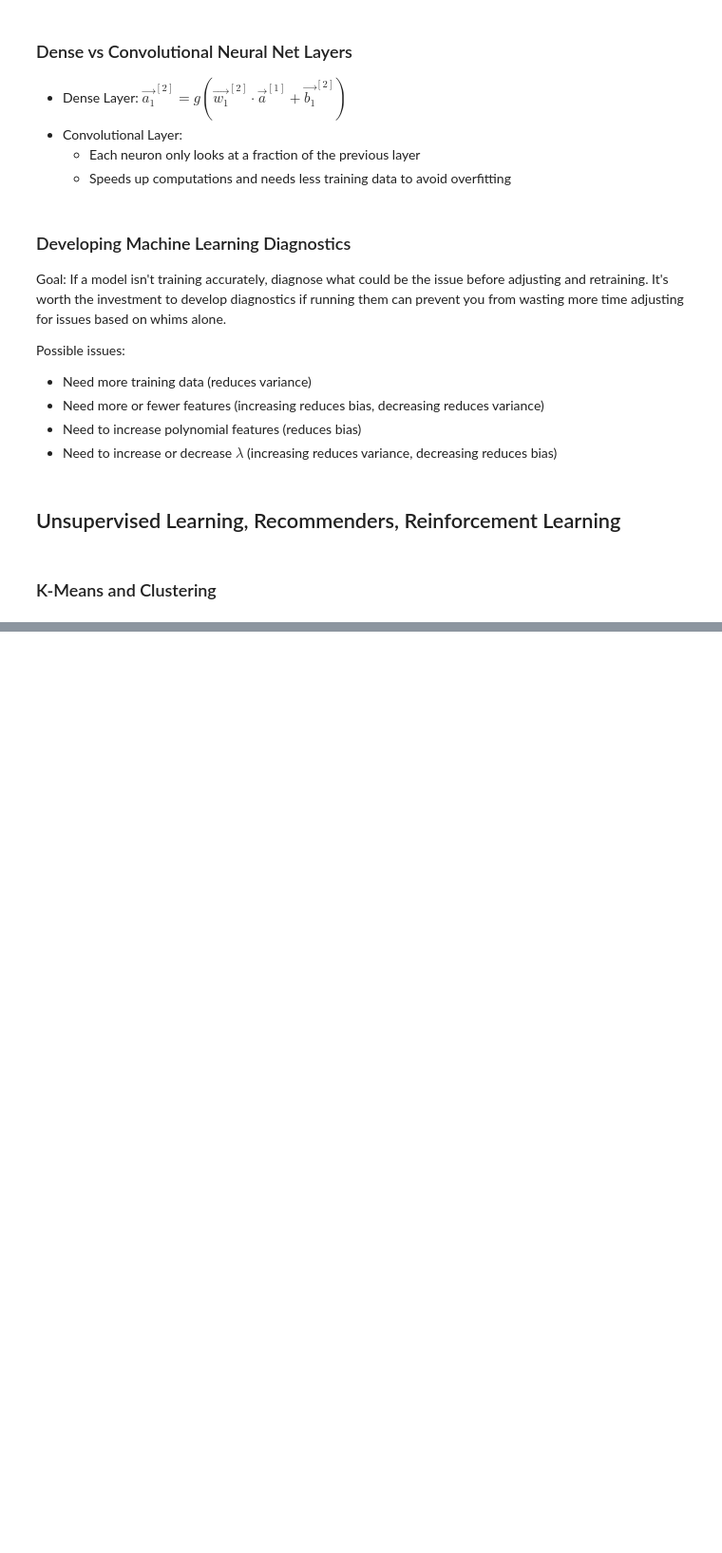
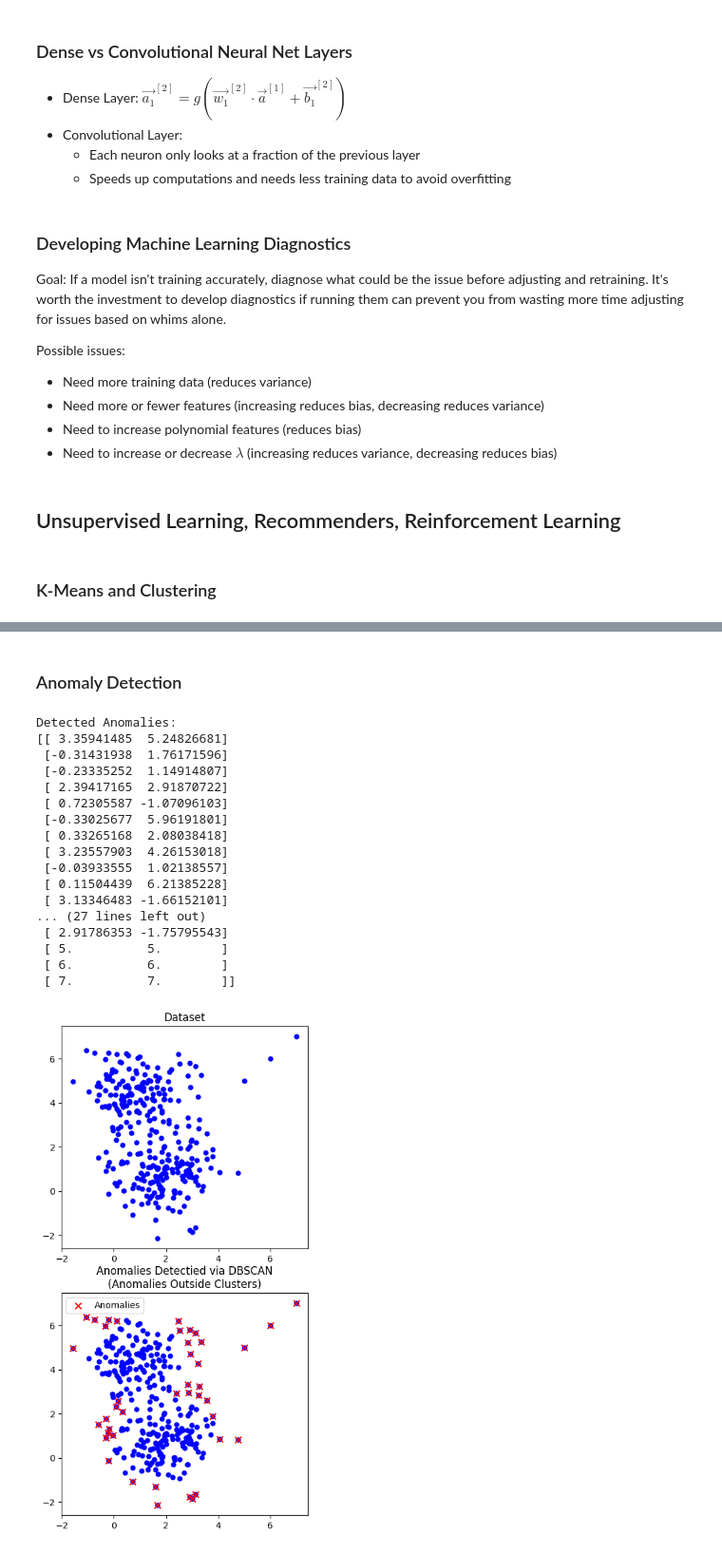
Before and after one commit to IndigoTeddy13/LearningTheBasicsOfML, a Jupyter notebook: mlApp.ipynb, the cells around one changed output, grey strips where cells are left out. Shown: that part at 95% size. Cells and saved outputs as stored; diff of their text form; code cells hidden in the pictures; blank space fills up the shorter version.

Commit message:
Anomaly detection

```diff
--- a/mlApp.ipynb
+++ b/mlApp.ipynb
@@ -390,0 +413,52 @@ plt.show()
+# %% [markdown]
+### Anomaly Detection
+# %%
+# Detect anomalies when compared to the Gaussian Distribution of the data
+# Insert anomalies into the data we will compare against
+myAnomalies:npt.NDArray[np.floating] = np.array([[5, 5], [6, 6], [7, 7]])
+newPoints:npt.NDArray = np.vstack([blobPoints, myAnomalies])
+# Split off into x and y axes again
+newX = np.array(newPoints[:, 0])
+newY = np.array(newPoints[:, 1])
+
+# Apply DBSCAN to detect anomalies with an increased epsilon
+dbscan:DBSCAN = DBSCAN(eps=1, min_samples=41) # Increase eps
+labels:npt.NDArray = dbscan.fit_predict(newPoints)
+# Anomalies are considered as points with label -1
+detectedAnomalies:npt.NDArray = newPoints[labels == -1]
+print(f"Detected Anomalies:\n{detectedAnomalies}")
+
+# Plot the clusters again, now detecting the anomalies
+plt.figure(figsize=(5, 10))
+# Before detection
+plt.subplot(2, 1, 1) # 2x1
+plt.scatter(newX, newY, c='blue', marker='o', s=25)
+plt.title("Dataset")
+# After detection (should detect the intended anomalies)
+plt.subplot(2, 1, 2)
+# Visualize the anomalies
+plt.scatter(newX, newY, c='blue', marker='o', s=25)
+plt.scatter(detectedAnomalies[:, 0], detectedAnomalies[:, 1],
+            c='red', marker='x', s=50, label='Anomalies')
+plt.title("Anomalies Detectied via DBSCAN\n(Anomalies Outside Clusters)")
+plt.legend()
+plt.show()
+# %% [output]
+Detected Anomalies:
+[[ 3.35941485  5.24826681]
+ [-0.31431938  1.76171596]
+ [-0.23335252  1.14914807]
+ [ 2.39417165  2.91870722]
+ [ 0.72305587 -1.07096103]
+ [-0.33025677  5.96191801]
+ [ 0.33265168  2.08038418]
+ [ 3.23557903  4.26153018]
+ [-0.03933555  1.02138557]
+ [ 0.11504439  6.21385228]
+ [ 3.13346483 -1.66152101]
+... (27 lines left out)
+ [ 2.91786353 -1.75795543]
+ [ 5.          5.        ]
+ [ 6.          6.        ]
+ [ 7.          7.        ]]
+[figure, added]
```
Also changed, not shown: parts of 7 cells of this notebook.
